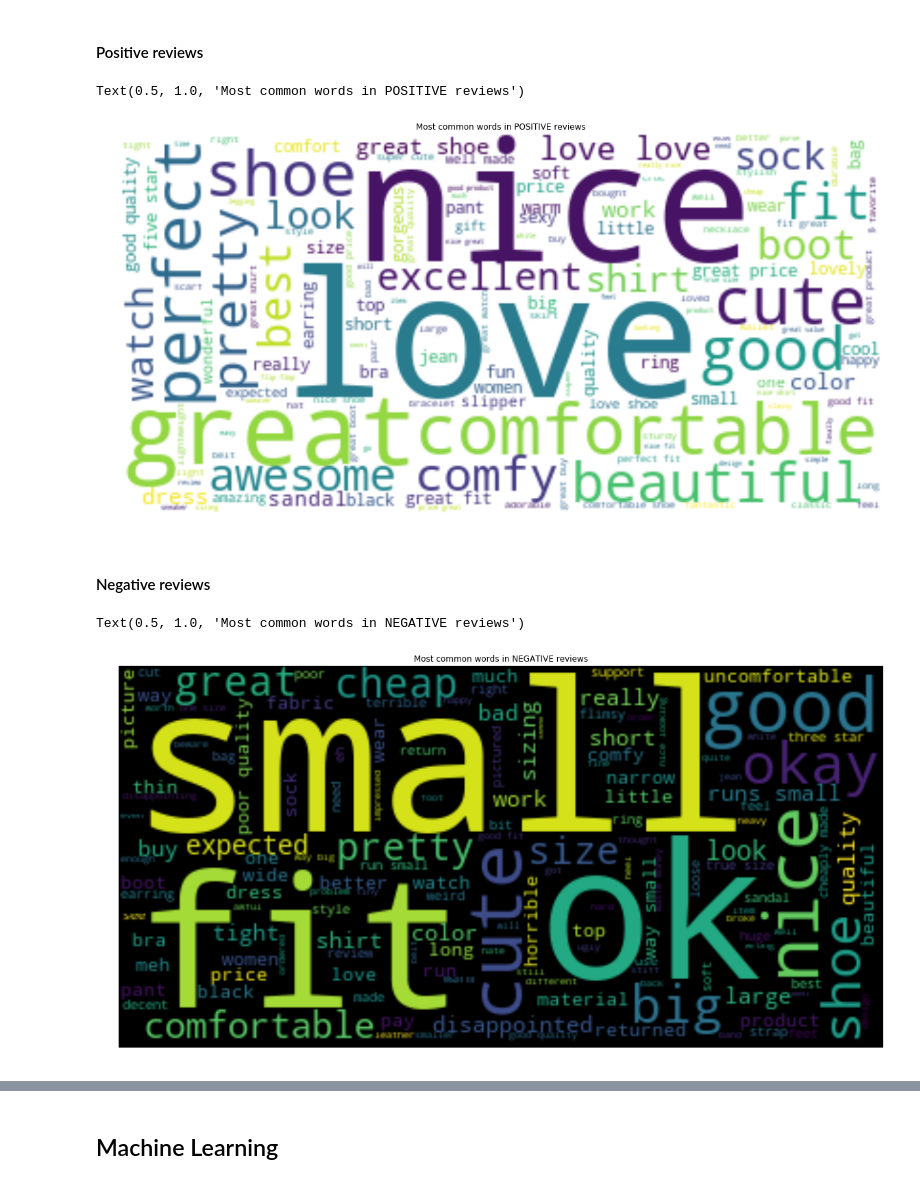
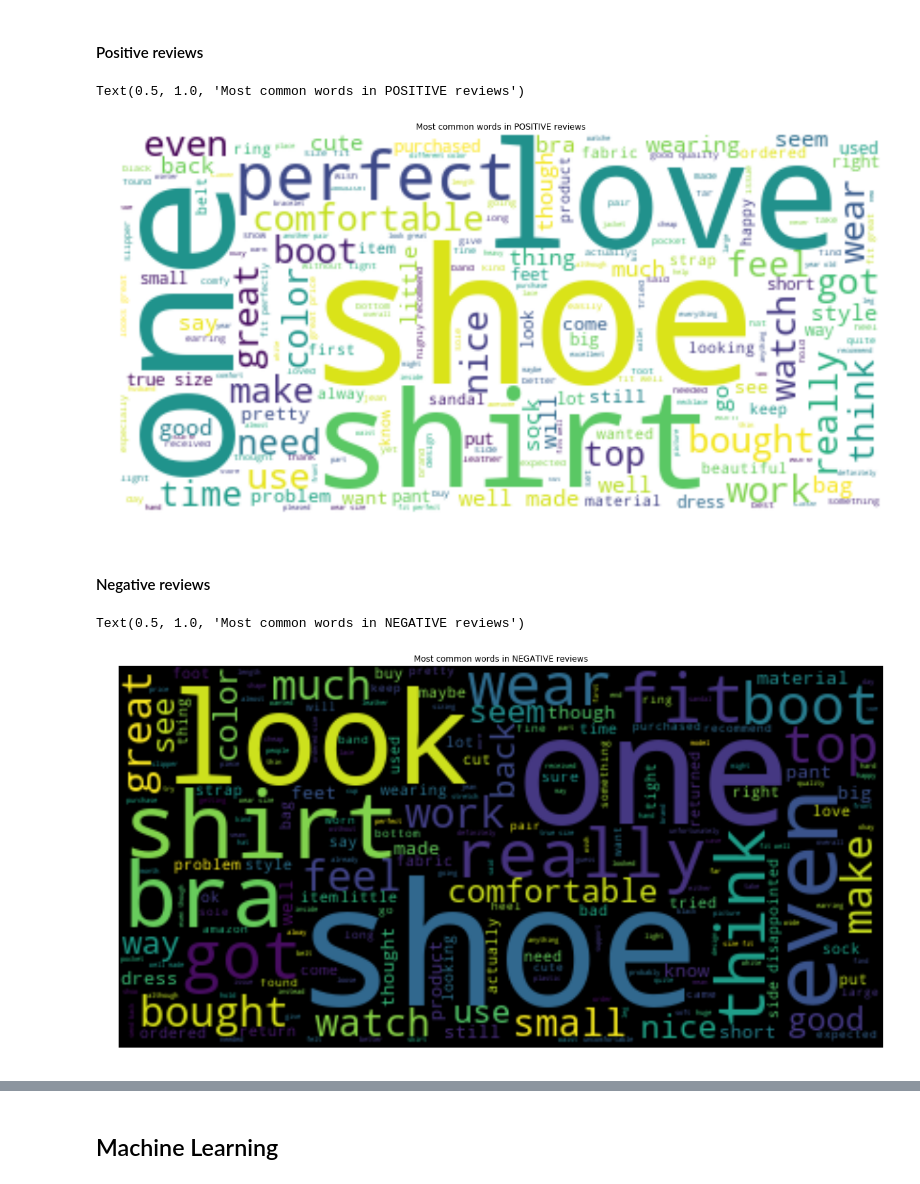
Before and after one commit to mferri17/amazon-reviews-sentiment-network-analysis, a Jupyter notebook: sentiment.ipynb, the cells around one changed output, grey strips where cells are left out. Cells and saved outputs as stored; diff of their text form; code cells hidden in the pictures.

```diff
--- a/sentiment.ipynb
+++ b/sentiment.ipynb
@@ -317,6 +335,6 @@ def text_processing(field):
   #normalized = normalized.apply(lambda tokens_list: [stemmer.stem(token) for token in tokens_list])
   return normalized
 
-predictions_field = 'summary'
+predictions_field = 'text'
 %time tokenized_fields = text_processing(predictions_field)
 # %% [output]
@@ -352,10 +370,10 @@ df_majority_downsampled = resample(df_majority,
                                  random_state=123) # reproducible results
 
 # Combine minority class with downsampled majority class
-df_downsampled = pd.concat([df_majority_downsampled, df_minority])
+ddown = pd.concat([df_majority_downsampled, df_minority])
 
 # Display new class counts
 print("Positive/negative distribution post-undersampling")
-df_downsampled['sentiment'].value_counts()
+ddown['sentiment'].value_counts()
 # %% [output]
 Positive/negative distribution post-undersampling
@@ -386,22 +404,22 @@ Text(0.5, 1.0, 'Most common words in ALL reviews')
 # %% [markdown]
 #### Positive reviews
 # %%
-positive_tokenlist = df_downsampled[df_downsampled['sentiment'] == 'positive'][predictions_field + '_tokens']
+positive_tokenlist = ddown[ddown['sentiment'] == 'positive'][predictions_field + '_tokens']
 sentences = (list(itertools.chain(positive_tokenlist)))
 flat_list = [item for sublist in sentences for item in sublist]
 
 fig = plt.figure(figsize=(20,14))
 wordcloud = WordCloud(background_color="white").generate(" ".join(flat_list))
 plt.imshow(wordcloud,interpolation='bilinear')
 plt.axis("off")
 plt.title("Most common words in POSITIVE reviews")
 # %% [output]
 Text(0.5, 1.0, 'Most common words in POSITIVE reviews')
-[figure, old version]
+[figure, new version]
 # %% [markdown]
 #### Negative reviews
 # %%
-positive_tokenlist = df_downsampled[df_downsampled['sentiment'] == 'negative'][predictions_field + '_tokens']
+positive_tokenlist = ddown[ddown['sentiment'] == 'negative'][predictions_field + '_tokens']
 sentences = (list(itertools.chain(positive_tokenlist)))
 flat_list = [item for sublist in sentences for item in sublist]
 
@@ -412,5 +430,5 @@ plt.axis("off")
 plt.title("Most common words in NEGATIVE reviews")
 # %% [output]
 Text(0.5, 1.0, 'Most common words in NEGATIVE reviews')
-[figure, old version]
+[figure, new version]
 # %% [markdown]
```
Also changed, not shown: parts of 32 cells of this notebook.
